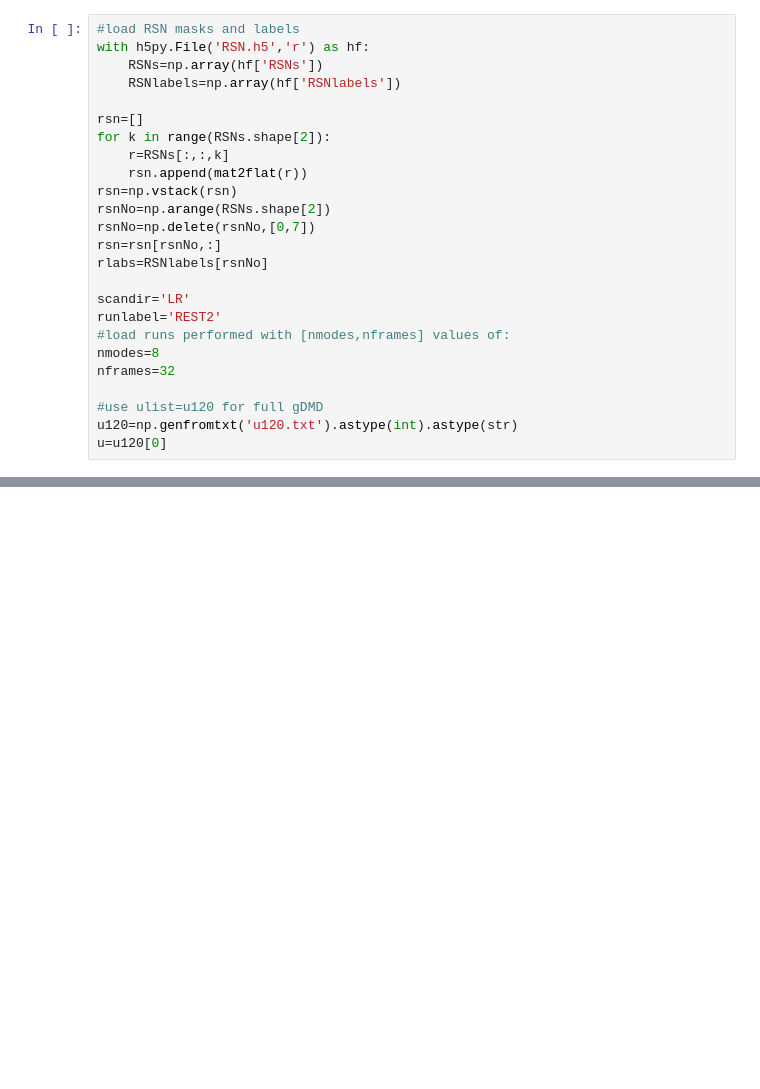
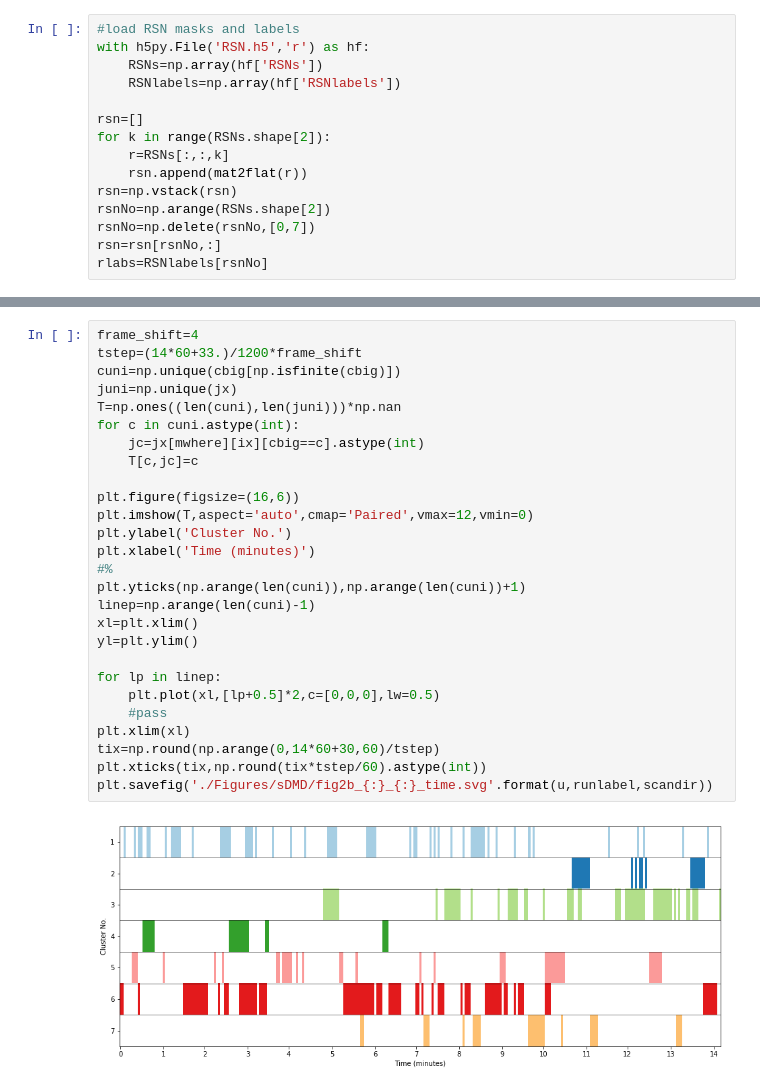
Before and after one commit to kunert/DMD_RSN, a Jupyter notebook: 2_Calculate_Clusters-sDMD.ipynb, the cells around one changed output, grey strips where cells are left out. Drawn from its saved outputs; the diff is of its cells as text; blank space fills up the shorter version.

```diff
--- a/2_Calculate_Clusters-sDMD.ipynb
+++ b/2_Calculate_Clusters-sDMD.ipynb
@@ -29,14 +96,4 @@ rsnNo=np.arange(RSNs.shape[2])
 rsnNo=np.delete(rsnNo,[0,7])
 rsn=rsn[rsnNo,:]
 rlabs=RSNlabels[rsnNo]
-
-scandir='LR'
-runlabel='REST2'
-#load runs performed with [nmodes,nframes] values of:
-nmodes=8
-nframes=32
-
-#use ulist=u120 for full gDMD
-u120=np.genfromtxt('u120.txt').astype(int).astype(str)
-u=u120[0]
 # %% [markdown]
@@ -339,0 +339,29 @@ plt.xticks(tix,np.round(tix*tstep/60).astype(int))
+# %%
+frame_shift=4
+tstep=(14*60+33.)/1200*frame_shift
+cuni=np.unique(cbig[np.isfinite(cbig)])
+juni=np.unique(jx)
+T=np.ones((len(cuni),len(juni)))*np.nan
+for c in cuni.astype(int):
+    jc=jx[mwhere][ix][cbig==c].astype(int)
+    T[c,jc]=c
+
+plt.figure(figsize=(16,6))
+plt.imshow(T,aspect='auto',cmap='Paired',vmax=12,vmin=0)
+plt.ylabel('Cluster No.')
+plt.xlabel('Time (minutes)')
+#%
+plt.yticks(np.arange(len(cuni)),np.arange(len(cuni))+1)
+linep=np.arange(len(cuni)-1)
+xl=plt.xlim()
+yl=plt.ylim()
+
+for lp in linep:
+    plt.plot(xl,[lp+0.5]*2,c=[0,0,0],lw=0.5)
+    #pass
+plt.xlim(xl)
+tix=np.round(np.arange(0,14*60+30,60)/tstep)
+plt.xticks(tix,np.round(tix*tstep/60).astype(int))
+plt.savefig('./Figures/sDMD/fig2b_{:}_{:}_time.svg'.format(u,runlabel,scandir))
+# %% [output]
+[figure, added]
```
Also changed, not shown: parts of 19 cells of this notebook, 2 other files.
